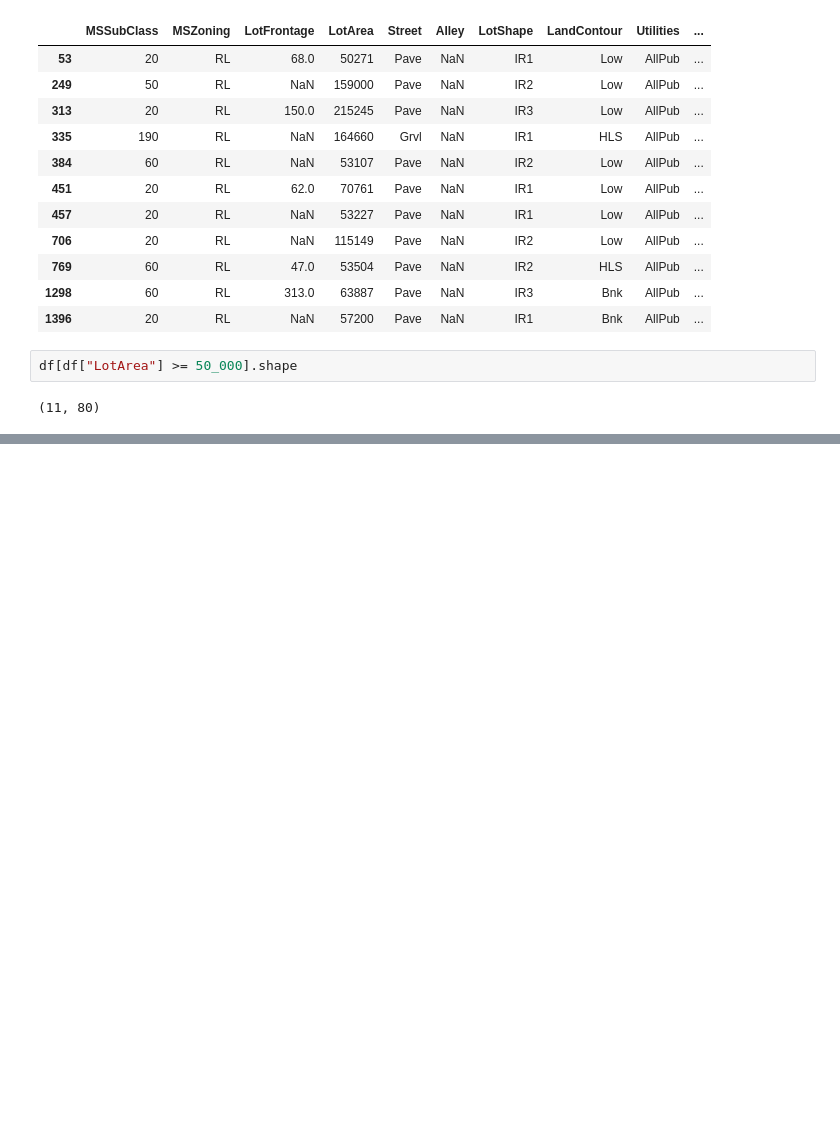
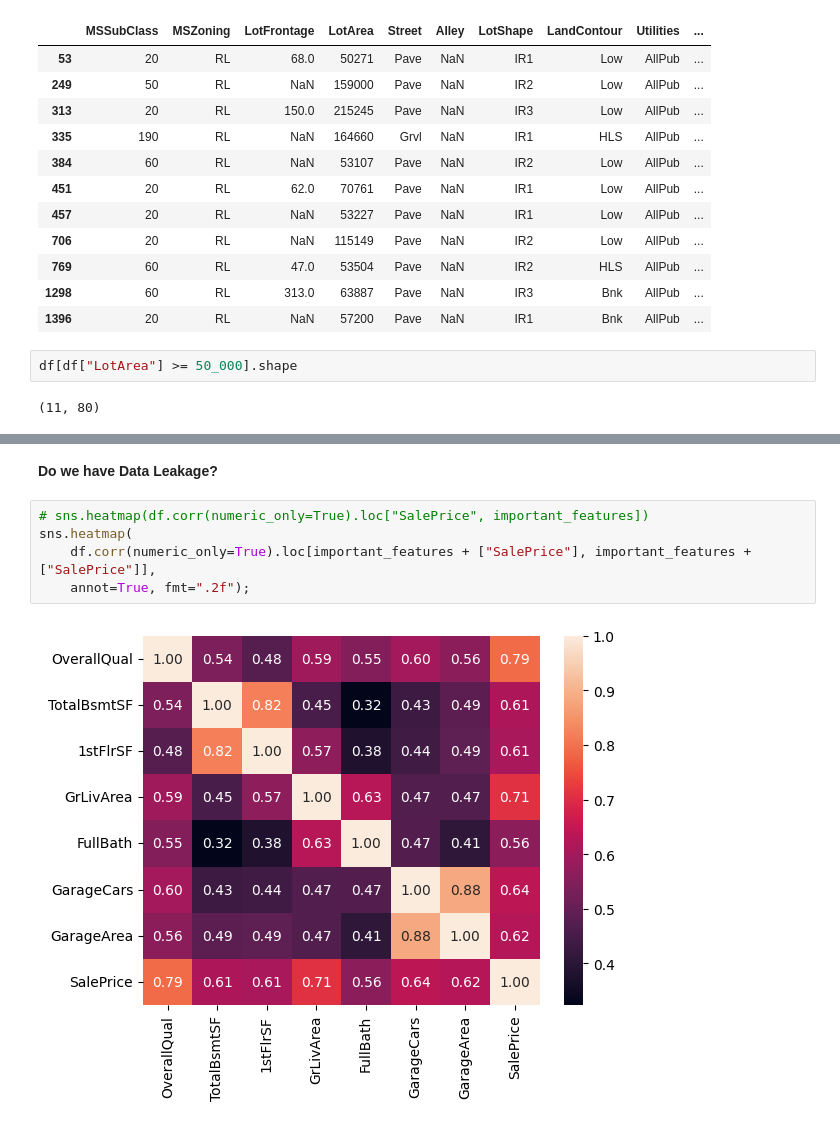
Before and after one commit to Venchislaw/PracticalAI, a Jupyter notebook: Machine Learning/RealProjects/RealEstateWebSite/data_science/Data Analysis/data_analysis.ipynb, the cells around one changed output, grey strips where cells are left out. Cells and saved outputs as stored; diff of their text form; blank space fills up the shorter version.

```diff
--- a/Machine Learning/RealProjects/RealEstateWebSite/data_science/Data Analysis/data_analysis.ipynb
+++ b/Machine Learning/RealProjects/RealEstateWebSite/data_science/Data Analysis/data_analysis.ipynb
@@ -202,0 +215,9 @@ df[df["LotArea"] >= 50_000].shape
+# %% [markdown]
+**Do we have Data Leakage?**
+# %%
+# sns.heatmap(df.corr(numeric_only=True).loc["SalePrice", important_features])
+sns.heatmap(
+    df.corr(numeric_only=True).loc[important_features + ["SalePrice"], important_features + ["SalePrice"]],
+    annot=True, fmt=".2f");
+# %% [output]
+[figure, added]
```
Also changed, not shown: parts of 3 cells of this notebook.
